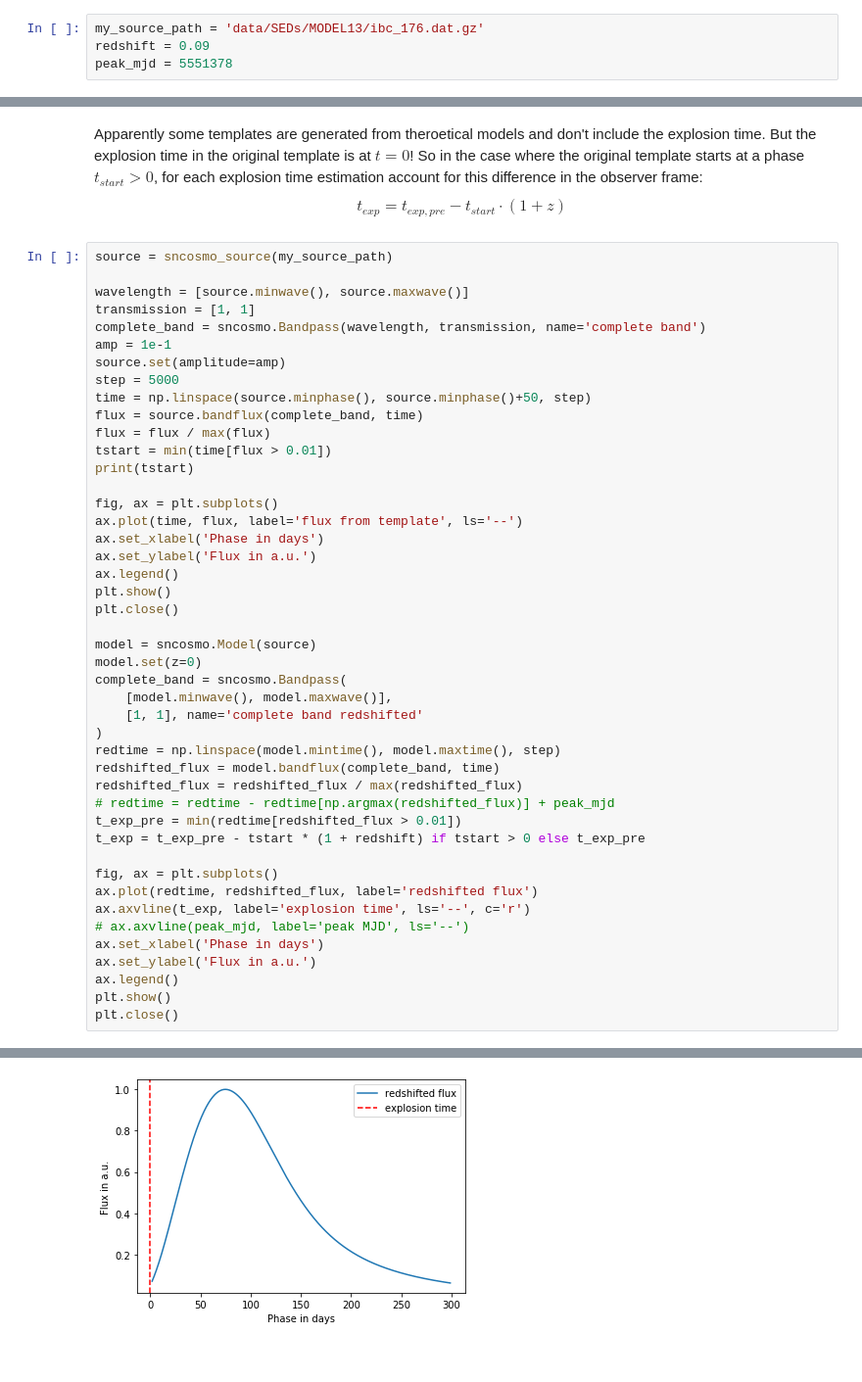
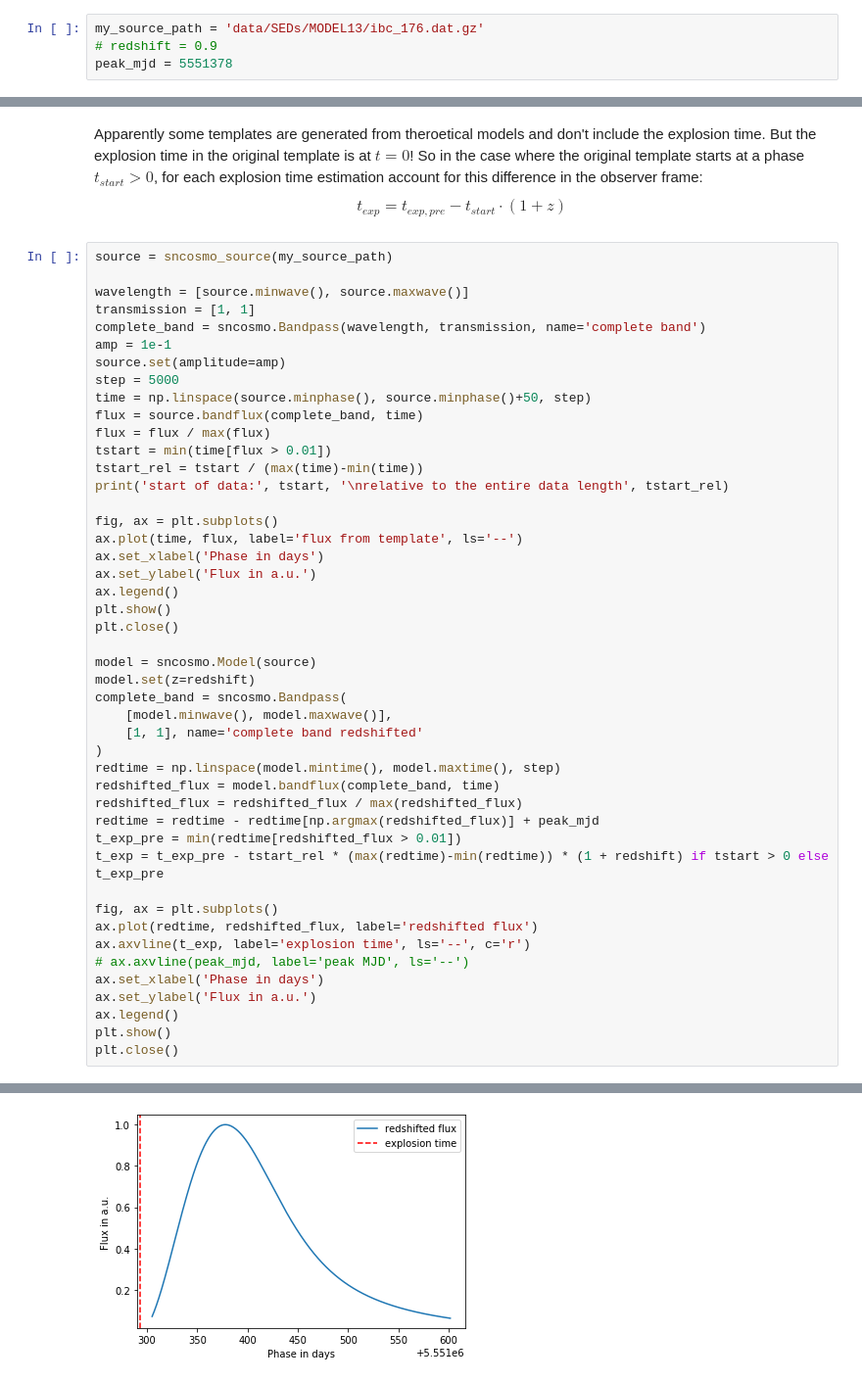
Before and after one commit to JannisNe/ztf_SN-LCs-explosion_time_estimation, a Jupyter notebook: demo/explosion_time_from_times_series/explosion_time_from_peak_mjd.ipynb, the cells around one changed output, grey strips where cells are left out. Shown: that part at 98% size. Saved outputs shown, nothing was run; the diff lists cells and outputs as text.

```diff
--- a/demo/explosion_time_from_times_series/explosion_time_from_peak_mjd.ipynb
+++ b/demo/explosion_time_from_times_series/explosion_time_from_peak_mjd.ipynb
@@ -96,7 +102,7 @@ plt.close()
 ## Repeat with different parameters and a different time series, this time from MOSFiT. ##
 # %%
 my_source_path = 'data/SEDs/MODEL13/ibc_176.dat.gz'
-redshift = 0.09
+# redshift = 0.9
 peak_mjd = 5551378
 # %%
 source = sncosmo_source(my_source_path)
@@ -160,7 +166,8 @@ time = np.linspace(source.minphase(), source.minphase()+50, step)
 flux = source.bandflux(complete_band, time)
 flux = flux / max(flux)
 tstart = min(time[flux > 0.01])
-print(tstart)
+tstart_rel = tstart / (max(time)-min(time))
+print('start of data:', tstart, '\nrelative to the entire data length', tstart_rel)
 
 fig, ax = plt.subplots()
 ax.plot(time, flux, label='flux from template', ls='--')
@@ -171,7 +178,7 @@ plt.show()
 plt.close()
 
 model = sncosmo.Model(source)
-model.set(z=0)
+model.set(z=redshift)
 complete_band = sncosmo.Bandpass(
     [model.minwave(), model.maxwave()],
     [1, 1], name='complete band redshifted'
@@ -179,9 +186,9 @@ complete_band = sncosmo.Bandpass(
 redtime = np.linspace(model.mintime(), model.maxtime(), step)
 redshifted_flux = model.bandflux(complete_band, time)
 redshifted_flux = redshifted_flux / max(redshifted_flux)
-# redtime = redtime - redtime[np.argmax(redshifted_flux)] + peak_mjd
+redtime = redtime - redtime[np.argmax(redshifted_flux)] + peak_mjd
 t_exp_pre = min(redtime[redshifted_flux > 0.01])
-t_exp = t_exp_pre - tstart * (1 + redshift) if tstart > 0 else t_exp_pre
+t_exp = t_exp_pre - tstart_rel * (max(redtime)-min(redtime)) * (1 + redshift) if tstart > 0 else t_exp_pre
 
 fig, ax = plt.subplots()
 ax.plot(redtime, redshifted_flux, label='redshifted flux')
@@ -197,3 +205,3 @@ plt.close()
 [figure]
-[figure, old version]
+[figure, new version]
 # %% [markdown]
```
Also changed, not shown: parts of 15 cells of this notebook, 2 other files.
